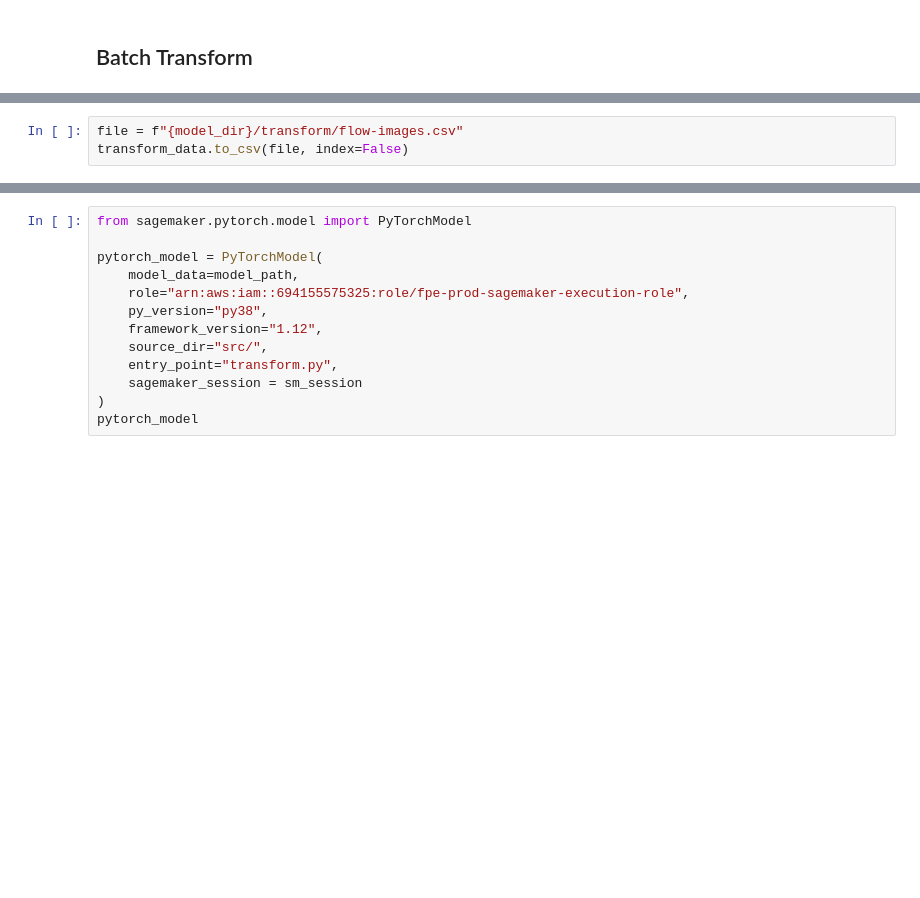
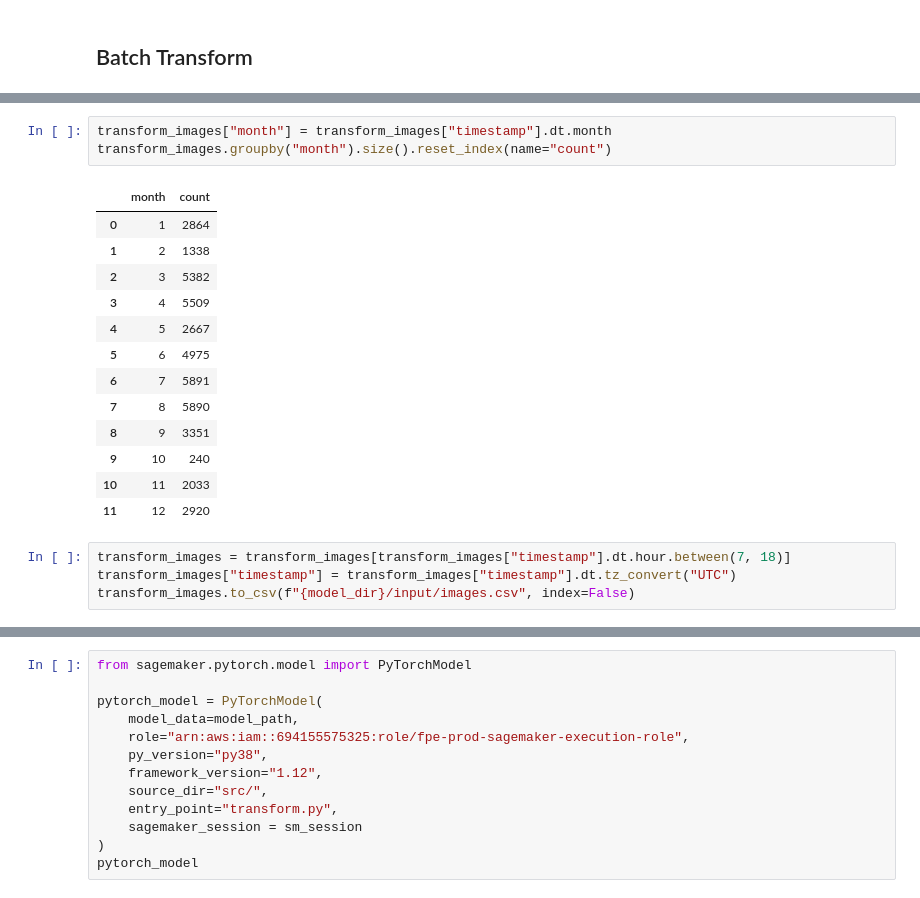
Before and after one commit to EcoSHEDS/fpe-model, a Jupyter notebook: fpe-rank-sagemaker-usgs.ipynb, the cells around one changed output, grey strips where cells are left out. Saved outputs shown, nothing was run; the diff lists cells and outputs as text; blank space fills up the shorter version.

```diff
--- a/fpe-rank-sagemaker-usgs.ipynb
+++ b/fpe-rank-sagemaker-usgs.ipynb
@@ -193,4 +218,22 @@ transform_data.groupby("month").size().reset_index(name="count")
-# %%
-file = f"{model_dir}/transform/flow-images.csv"
-transform_data.to_csv(file, index=False)
+# %%
+transform_images["month"] = transform_images["timestamp"].dt.month
+transform_images.groupby("month").size().reset_index(name="count")
+# %% [output]
+|  | month | count |
+| 0 | 1 | 2864 |
+| 1 | 2 | 1338 |
+| 2 | 3 | 5382 |
+| 3 | 4 | 5509 |
+| 4 | 5 | 2667 |
+| 5 | 6 | 4975 |
+| 6 | 7 | 5891 |
+| 7 | 8 | 5890 |
+| 8 | 9 | 3351 |
+| 9 | 10 | 240 |
+| 10 | 11 | 2033 |
+| 11 | 12 | 2920 |
+# %%
+transform_images = transform_images[transform_images["timestamp"].dt.hour.between(7, 18)]
+transform_images["timestamp"] = transform_images["timestamp"].dt.tz_convert("UTC")
+transform_images.to_csv(f"{model_dir}/input/images.csv", index=False)
 # %%
```
Also changed, not shown: parts of 29 cells of this notebook.
